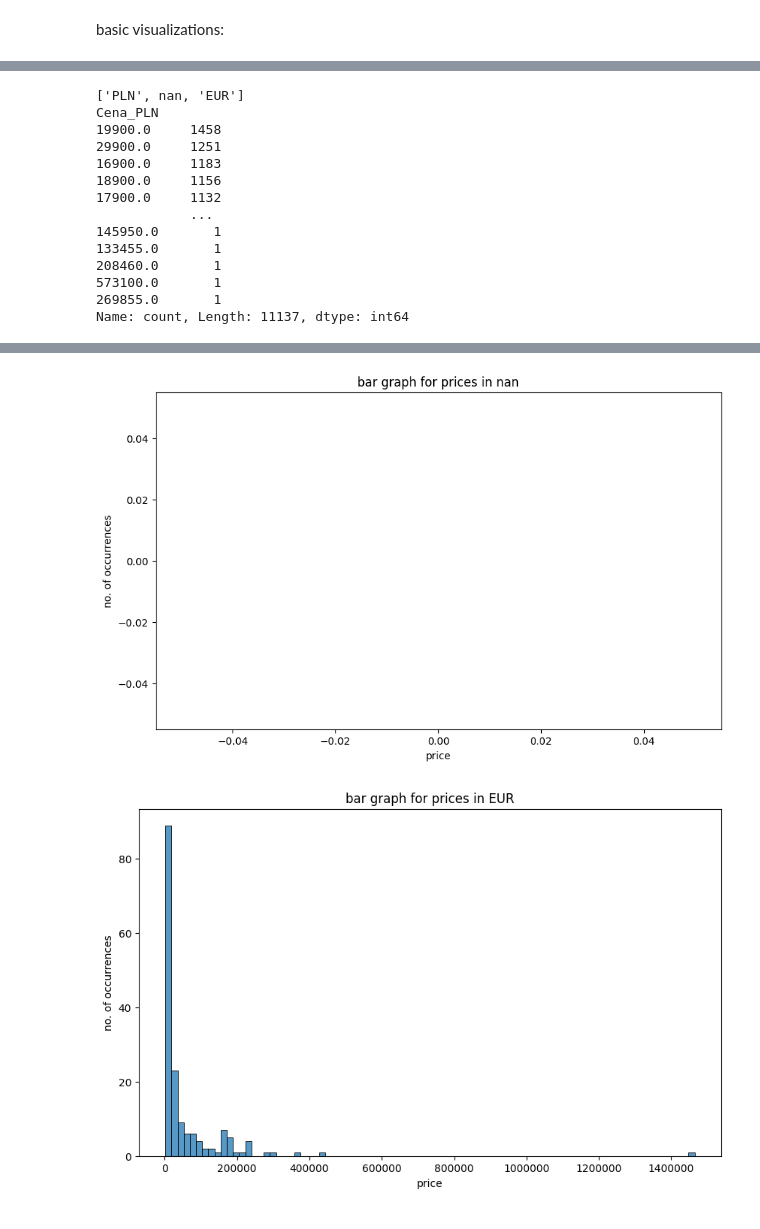
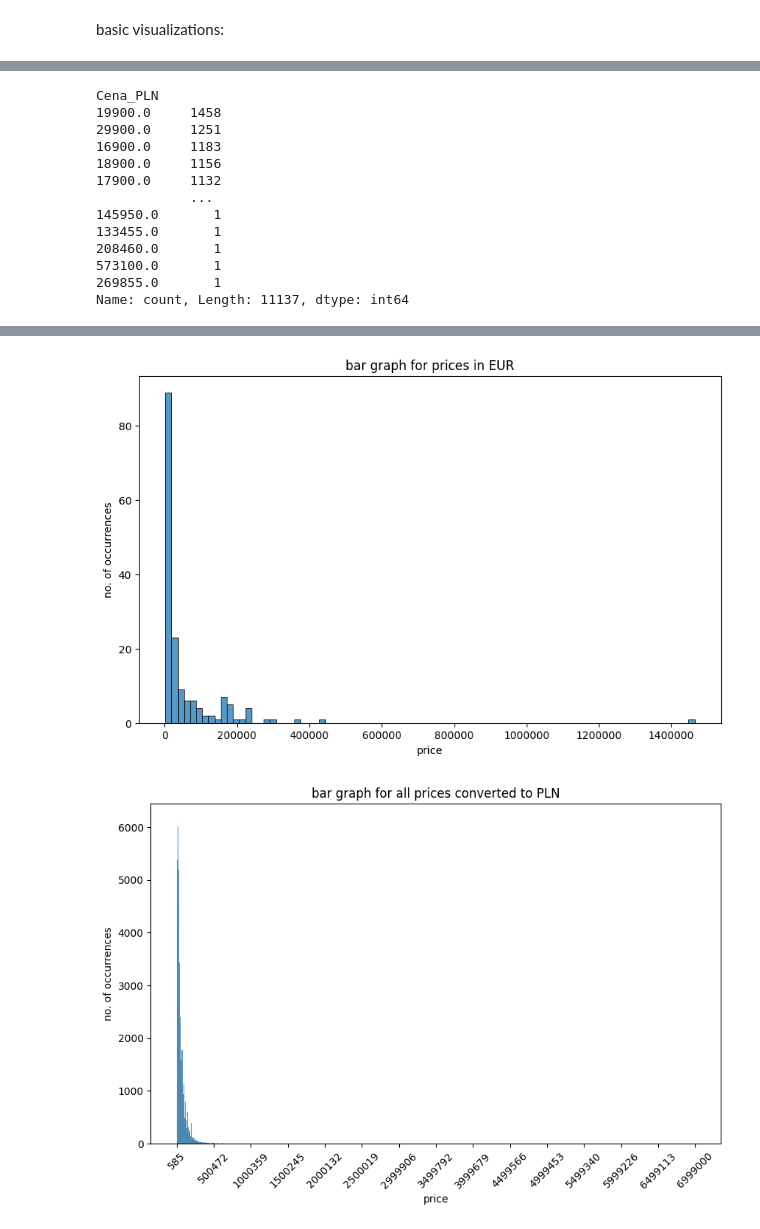
Before and after one commit to sowinskv/DSC_competition, a Jupyter notebook: notebooks/EDA.ipynb, the cells around one changed output, grey strips where cells are left out. Drawn from its saved outputs; the diff is of its cells as text; code cells hidden in the pictures.

Commit message:
cleaned data before visualising

```diff
--- a/notebooks/EDA.ipynb
+++ b/notebooks/EDA.ipynb
@@ -95,54 +95,52 @@ plt.show()
 [figure]
 # %%
 currencies = df['Waluta'].unique().tolist()
-print(currencies)
+currencies.pop(1) # remove nan
 
 conversion_rates = {'EUR': 4.18, 'PLN': 1.0}
 df['Cena_PLN'] = df.apply(lambda row: round(row['Cena'] * conversion_rates.get(row['Waluta'], 1), 0), axis = 1)
 
 print(df['Cena_PLN'].value_counts())
-
-# plt.figure(figsize=(10, 6))
-# sns.histplot(df['Cena_PLN'])
-# plt.title('bar graph for prices in PLN')
-# plt.xlabel('price')
-# plt.ylabel('no. of occurrences')
-#
-# min = df['Cena_PLN'].min()
-# max = df['Cena_PLN'].max()
-#
-# ticks = np.linspace(min, max, num=15)
-# plt.xticks(ticks, rotation=45)
-#
-# plt.ticklabel_format(style='plain', axis='x')
-#
-# plt.show()
-
 
 for curr in currencies:
     plt.figure(figsize=(10, 6))
     subset = df[df['Waluta'] == curr]
     sns.histplot(subset['Cena'])
     plt.title('bar graph for prices in {}'.format(curr))
     plt.xlabel('price')
     plt.ylabel('no. of occurrences')
     plt.ticklabel_format(style='plain', axis='x')
     plt.show()
+
+plt.figure(figsize=(10, 6))
+sns.histplot(df['Cena_PLN'])
+plt.title('bar graph for all prices converted to PLN')
+plt.xlabel('price')
+plt.ylabel('no. of occurrences')
+
+min = df['Cena_PLN'].min()
+max = df['Cena_PLN'].max()
+
+ticks = np.linspace(min, max, num=15)
+plt.xticks(ticks, rotation=45)
+
+plt.ticklabel_format(style='plain', axis='x')
+
+plt.show()
 # %% [output]
-['PLN', nan, 'EUR']
 Cena_PLN
 19900.0     1458
 29900.0     1251
 16900.0     1183
 18900.0     1156
 17900.0     1132
             ...
 145950.0       1
 133455.0       1
 208460.0       1
 573100.0       1
 269855.0       1
 Name: count, Length: 11137, dtype: int64
 [figure]
-[figure, old version]
+[figure, new version]
-[figure, old version]
+[figure, new version]
```
Also changed, not shown: parts of 3 cells of this notebook, 2 other files.
